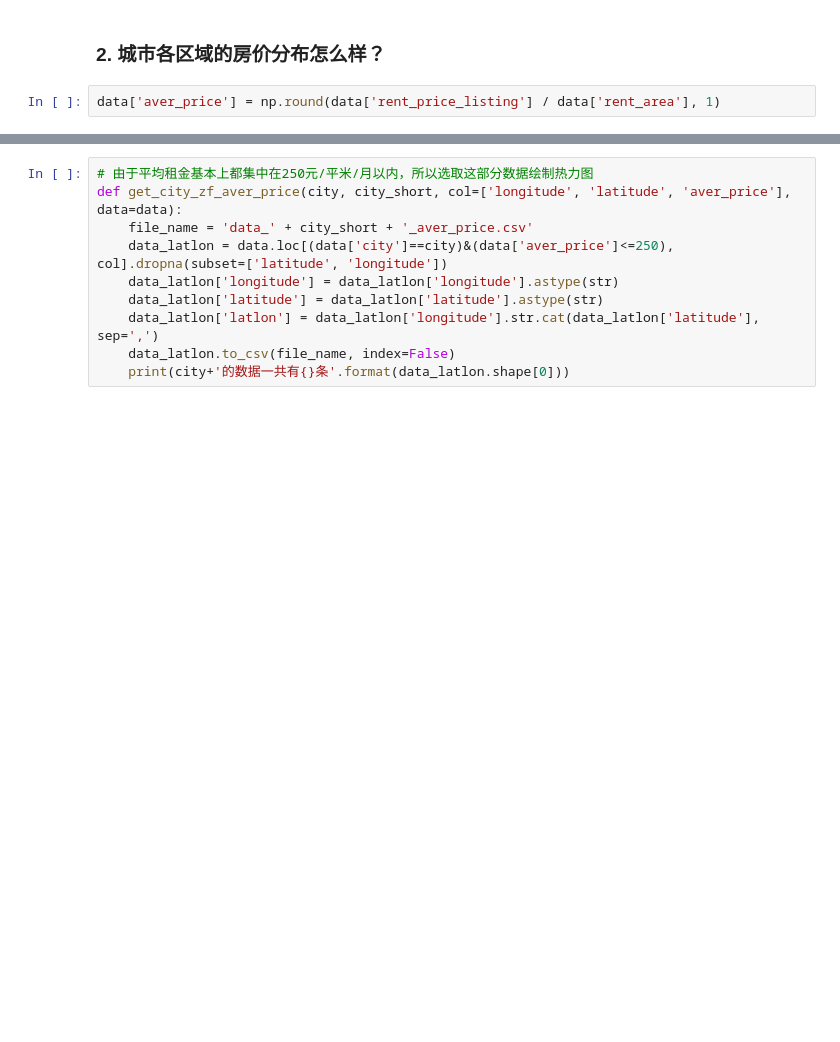
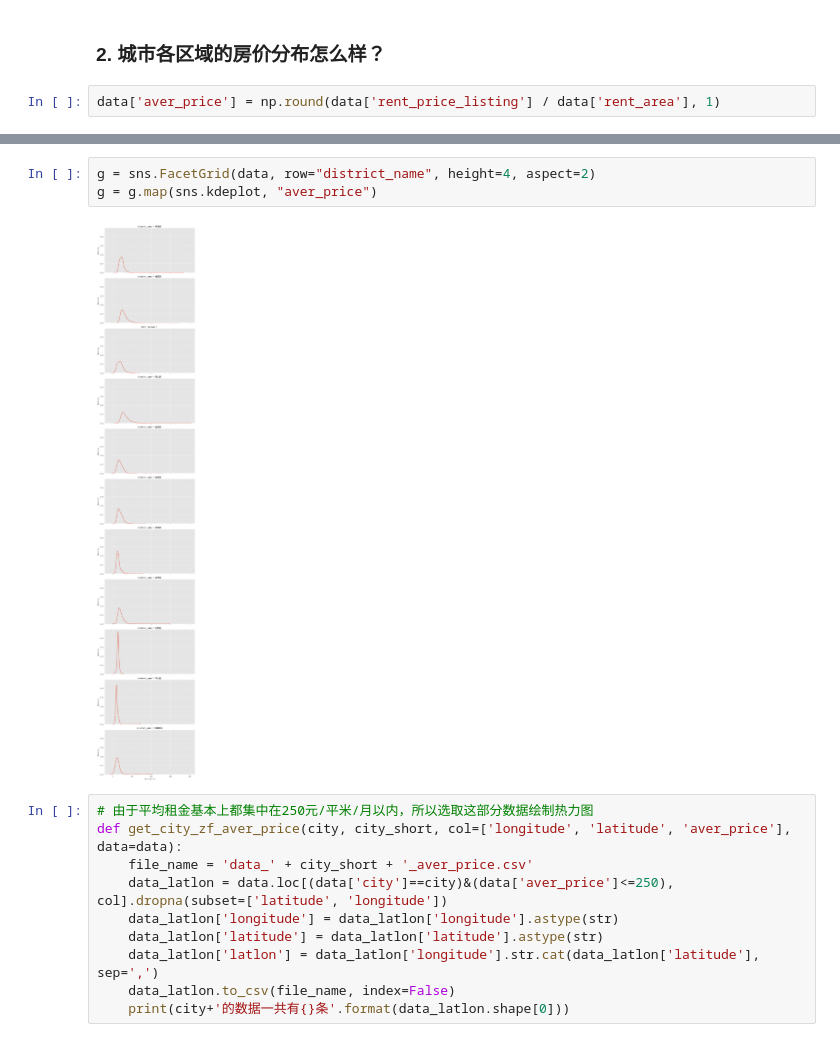
Before and after one commit to SunDawning/sundawning.github.io, a Jupyter notebook: projects/node/LianjiaRentplatHouseShenzhen/index.ipynb, the cells around one changed output, grey strips where cells are left out. Cells and saved outputs as stored; diff of their text form; blank space fills up the shorter version.

```diff
--- a/projects/node/LianjiaRentplatHouseShenzhen/index.ipynb
+++ b/projects/node/LianjiaRentplatHouseShenzhen/index.ipynb
@@ -235,3 +225,8 @@ g = g.map(sns.kdeplot, "aver_price")
+# %%
+g = sns.FacetGrid(data, row="district_name", height=4, aspect=2)
+g = g.map(sns.kdeplot, "aver_price")
+# %% [output]
+[figure, added]
 # %%
 # 由于平均租金基本上都集中在250元/平米/月以内，所以选取这部分数据绘制热力图
 def get_city_zf_aver_price(city, city_short, col=['longitude', 'latitude', 'aver_price'], data=data):
```
Also changed, not shown: parts of 56 cells of this notebook.
